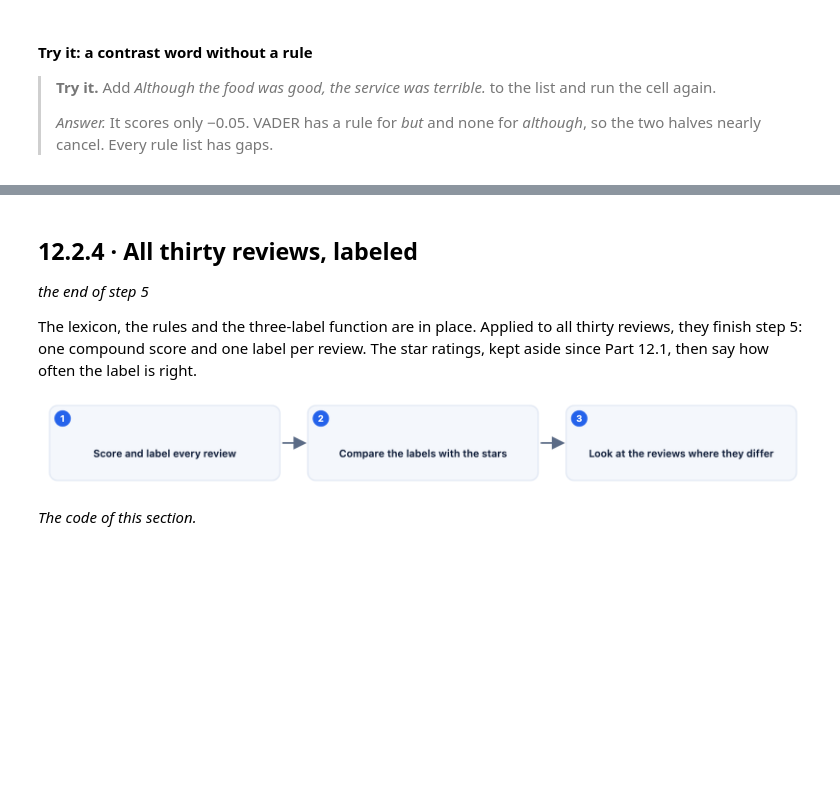
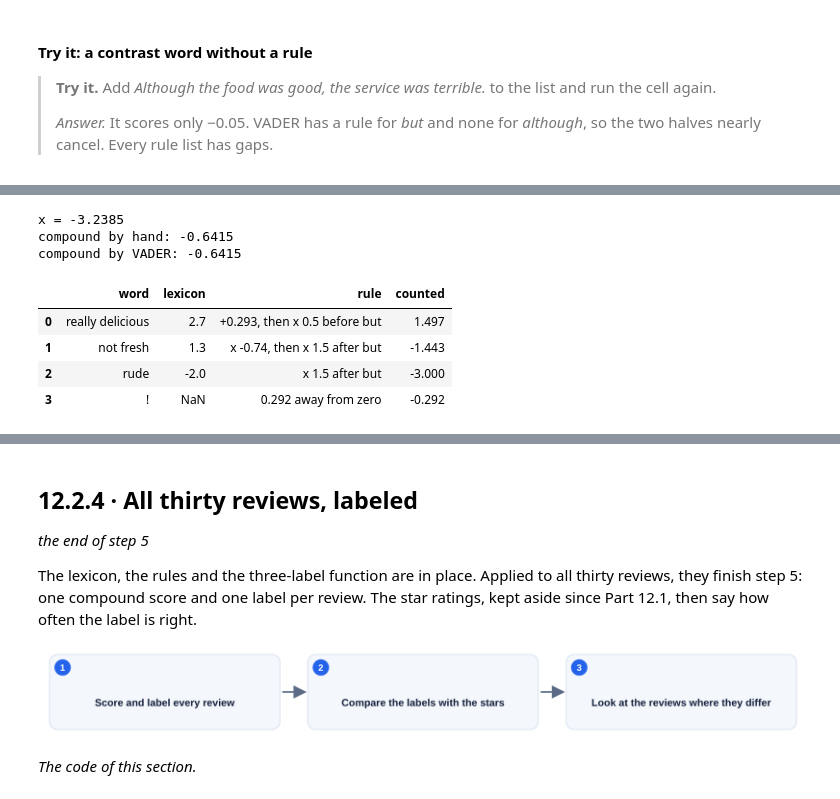
Before and after one commit to payakorn/888102-student, a Jupyter notebook: ch12_2_Standard_Sentiment_Analysis.ipynb, the cells around one changed output, grey strips where cells are left out. Saved outputs shown, nothing was run; the diff lists cells and outputs as text; code cells hidden in the pictures; blank space fills up the shorter version.

```diff
--- a/ch12_2_Standard_Sentiment_Analysis.ipynb
+++ b/ch12_2_Standard_Sentiment_Analysis.ipynb
@@ -249,0 +343,24 @@ pd.DataFrame({"sentence": sentences,
+# %%
+sentence = "The soup was really delicious, but the meat was not fresh and the driver was rude!"
+counted = pd.DataFrame({
+    "word":    ["really delicious", "not fresh", "rude", "!"],
+    "lexicon": [lexicon["delicious"], lexicon["fresh"], lexicon["rude"], None],
+    "rule":    ["+0.293, then x 0.5 before but", "x -0.74, then x 1.5 after but",
+                "x 1.5 after but", "0.292 away from zero"],
+    "counted": [(lexicon["delicious"] + 0.293) * 0.5, lexicon["fresh"] * -0.74 * 1.5,
+                lexicon["rude"] * 1.5, -0.292],
+})
+x = counted["counted"].sum()
+print("x =", round(x, 4))
+print("compound by hand:", round(x / (x**2 + 15) ** 0.5, 4))
+print("compound by VADER:", analyzer.polarity_scores(sentence)["compound"])
+counted.round(3)
+# %% [output]
+x = -3.2385
+compound by hand: -0.6415
+compound by VADER: -0.6415
+|  | word | lexicon | rule | counted |
+| 0 | really delicious | 2.7 | +0.293, then x 0.5 before but | 1.497 |
+| 1 | not fresh | 1.3 | x -0.74, then x 1.5 after but | -1.443 |
+| 2 | rude | -2.0 | x 1.5 after but | -3.000 |
+| 3 | ! | NaN | 0.292 away from zero | -0.292 |
```
Also changed, not shown: parts of 12 cells of this notebook, 1 other file.
